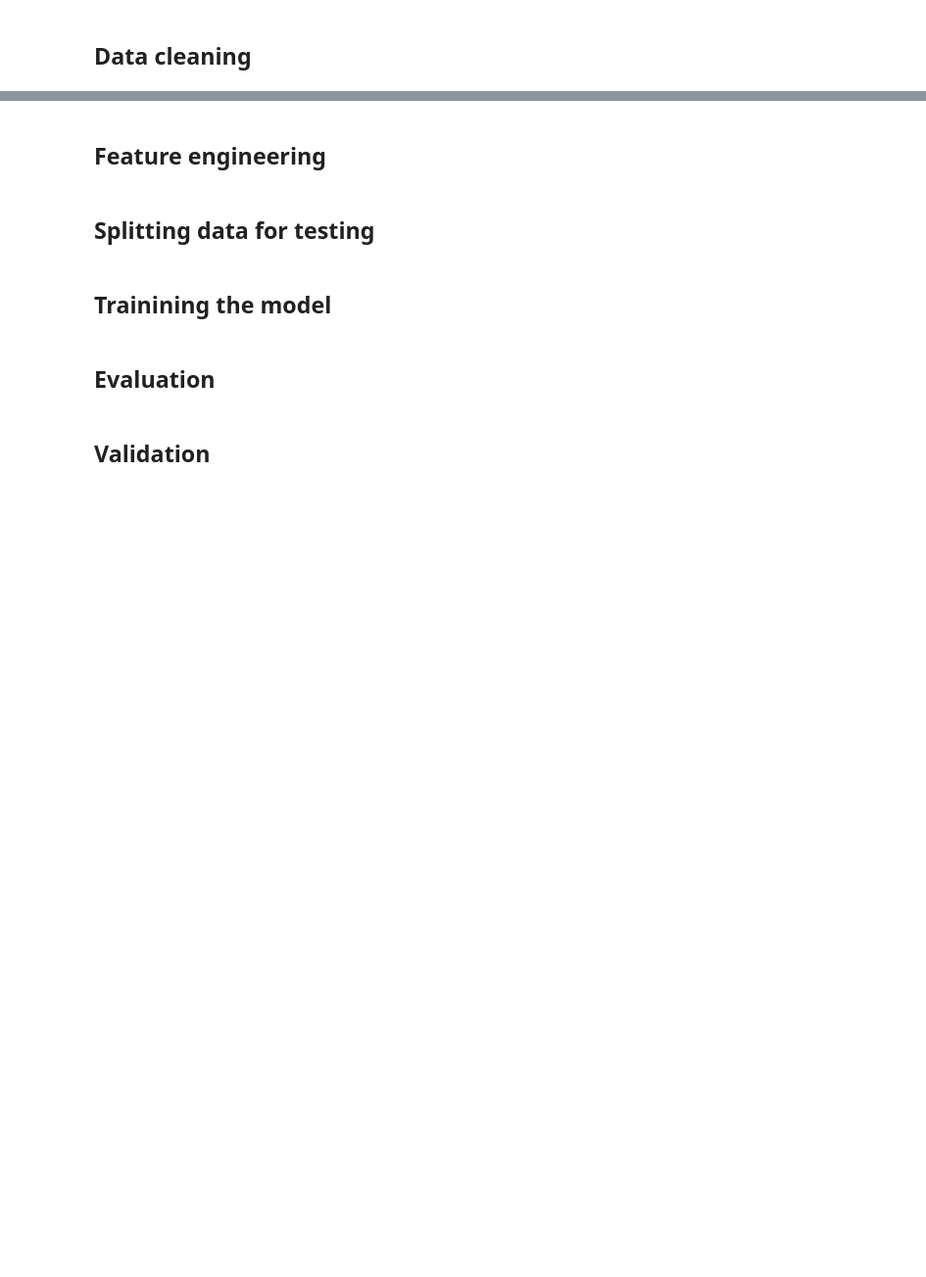
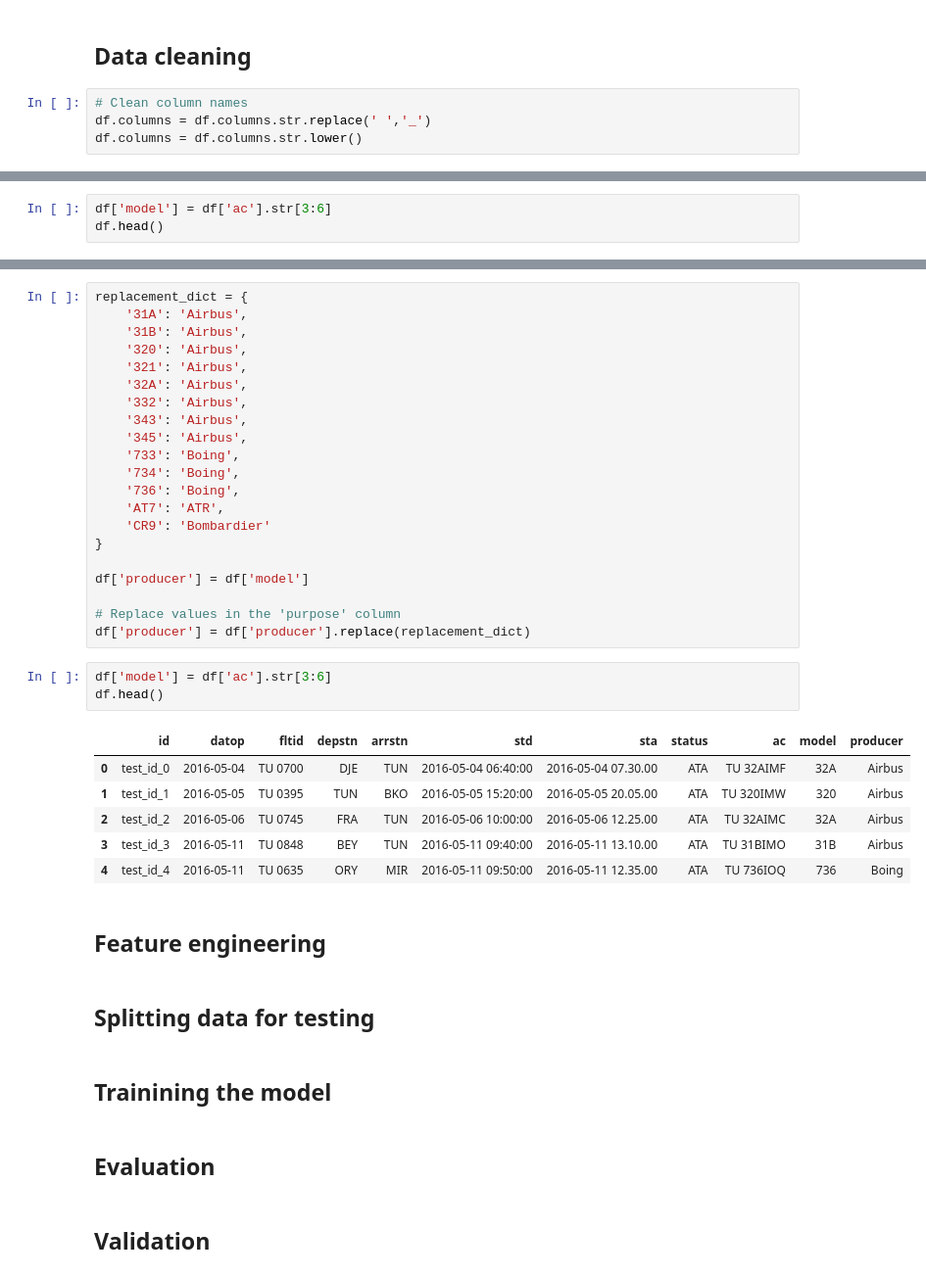
Before and after one commit to SimonBernarding/ML_project_SimonBernarding, a Jupyter notebook: EDA-and-modeling.ipynb, the cells around one changed output, grey strips where cells are left out. Shown at 98% size. Drawn from its saved outputs; the diff is of its cells as text; blank space fills up the shorter version.

Commit message:
clean model

```diff
--- a/EDA-and-modeling.ipynb
+++ b/EDA-and-modeling.ipynb
@@ -38,2 +127,6 @@ from sklearn import metrics
 # %% [markdown]
 ## Data cleaning
+# %%
+# Clean column names
+df.columns = df.columns.str.replace(' ','_')
+df.columns = df.columns.str.lower()
@@ -39,0 +135,3 @@ from sklearn import metrics
+# %%
+df['model'] = df['ac'].str[3:6]
+df.head()
@@ -40,3 +168,34 @@ from sklearn import metrics
+# %%
+replacement_dict = {
+    '31A': 'Airbus',
+    '31B': 'Airbus',
+    '320': 'Airbus',
+    '321': 'Airbus',
+    '32A': 'Airbus',
+    '332': 'Airbus',
+    '343': 'Airbus',
+    '345': 'Airbus',
+    '733': 'Boing',
+    '734': 'Boing',
+    '736': 'Boing',
+    'AT7': 'ATR',
+    'CR9': 'Bombardier'
+}
+
+df['producer'] = df['model']
+
+# Replace values in the 'purpose' column
+df['producer'] = df['producer'].replace(replacement_dict)
+# %%
+df['model'] = df['ac'].str[3:6]
+df.head()
+# %% [output]
+|  | id | datop | fltid | depstn | arrstn | std | sta | status | ac | model | producer |
+| 0 | test_id_0 | 2016-05-04 | TU 0700 | DJE | TUN | 2016-05-04 06:40:00 | 2016-05-04 07.30.00 | ATA | TU 32AIMF | 32A | Airbus |
+| 1 | test_id_1 | 2016-05-05 | TU 0395 | TUN | BKO | 2016-05-05 15:20:00 | 2016-05-05 20.05.00 | ATA | TU 320IMW | 320 | Airbus |
+| 2 | test_id_2 | 2016-05-06 | TU 0745 | FRA | TUN | 2016-05-06 10:00:00 | 2016-05-06 12.25.00 | ATA | TU 32AIMC | 32A | Airbus |
+| 3 | test_id_3 | 2016-05-11 | TU 0848 | BEY | TUN | 2016-05-11 09:40:00 | 2016-05-11 13.10.00 | ATA | TU 31BIMO | 31B | Airbus |
+| 4 | test_id_4 | 2016-05-11 | TU 0635 | ORY | MIR | 2016-05-11 09:50:00 | 2016-05-11 12.35.00 | ATA | TU 736IOQ | 736 | Boing |
 # %% [markdown]
 ## Feature engineering
 # %% [markdown]
```
Also changed, not shown: parts of 12 cells of this notebook.
